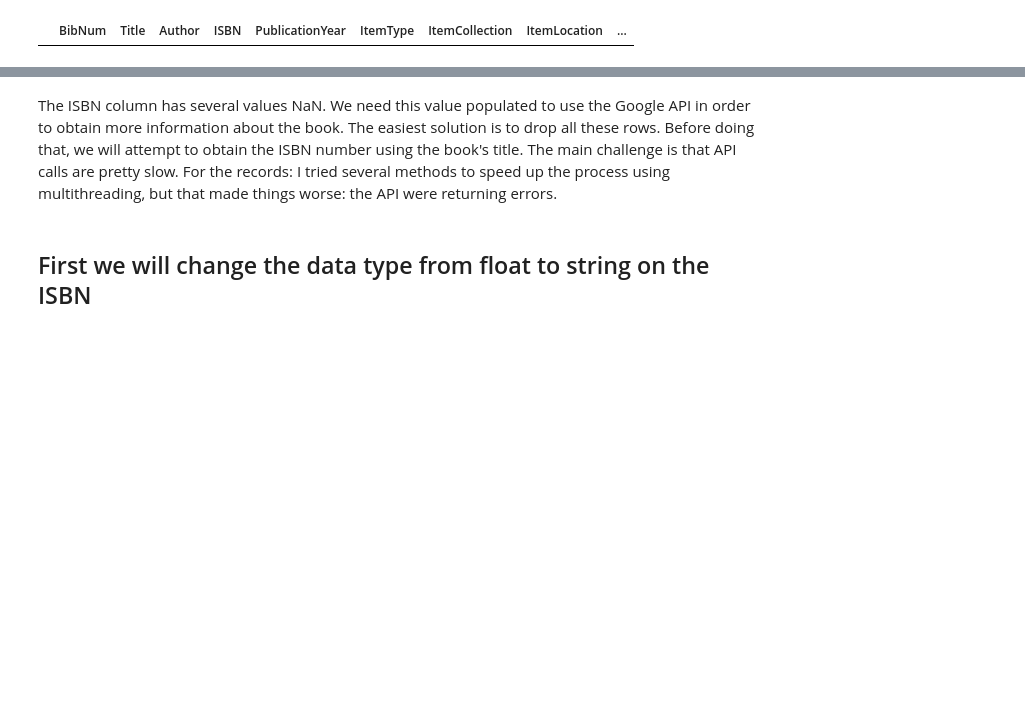
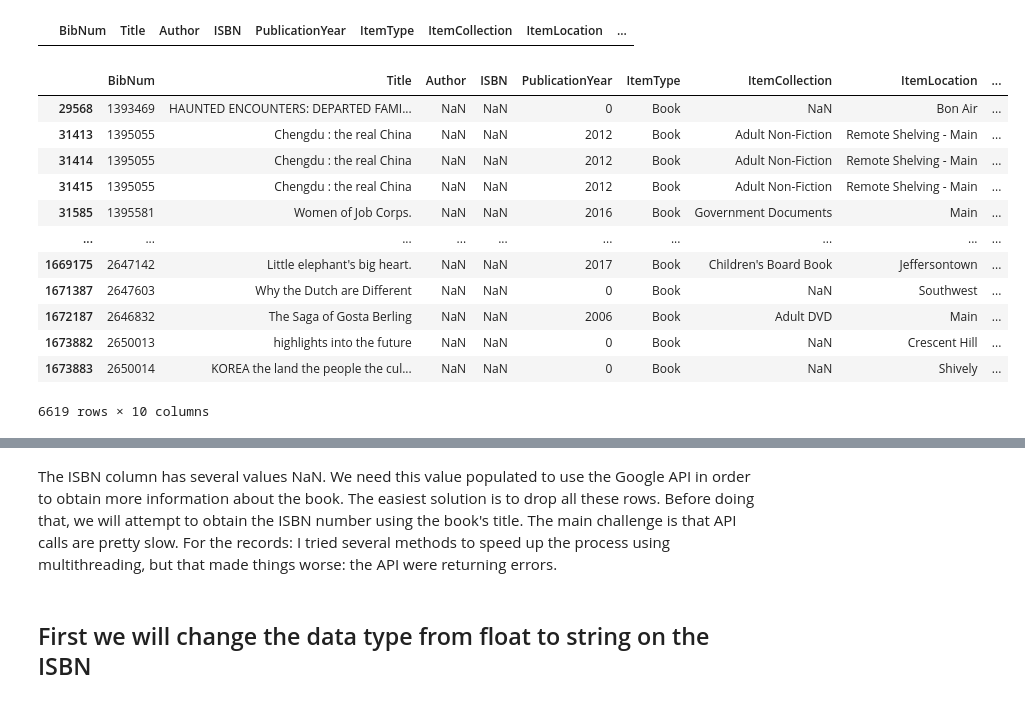
Before and after one commit to lcabrp/LFPL_Data, a Jupyter notebook: 01_Analysis.ipynb, the cells around one changed output, grey strips where cells are left out. Saved outputs shown, nothing was run; the diff lists cells and outputs as text; code cells hidden in the pictures; blank space fills up the shorter version.

```diff
--- a/01_Analysis.ipynb
+++ b/01_Analysis.ipynb
@@ -131,3 +118,20 @@ lfpl_books = lfpl_books.loc[lfpl_books['Title'] != 'Laptop']
 lfpl_books[lfpl_books['Title'] == 'Laptop']
 # %% [output]
 |  | BibNum | Title | Author | ISBN | PublicationYear | ItemType | ItemCollection | ItemLocation | ... |
+# %%
+# Looking for missing author and ISBN again
+lfpl_books.loc[(lfpl_books['Author'].isna()) & (lfpl_books['ISBN'].isna())]
+# %% [output]
+|  | BibNum | Title | Author | ISBN | PublicationYear | ItemType | ItemCollection | ItemLocation | ... |
+| 29568 | 1393469 | HAUNTED ENCOUNTERS: DEPARTED FAMI... | NaN | NaN | 0 | Book | NaN | Bon Air | ... |
+| 31413 | 1395055 | Chengdu : the real China | NaN | NaN | 2012 | Book | Adult Non-Fiction | Remote Shelving - Main | ... |
+| 31414 | 1395055 | Chengdu : the real China | NaN | NaN | 2012 | Book | Adult Non-Fiction | Remote Shelving - Main | ... |
+| 31415 | 1395055 | Chengdu : the real China | NaN | NaN | 2012 | Book | Adult Non-Fiction | Remote Shelving - Main | ... |
+| 31585 | 1395581 | Women of Job Corps. | NaN | NaN | 2016 | Book | Government Documents | Main | ... |
+| ... | ... | ... | ... | ... | ... | ... | ... | ... | ... |
+| 1669175 | 2647142 | Little elephant's big heart. | NaN | NaN | 2017 | Book | Children's Board Book | Jeffersontown | ... |
+| 1671387 | 2647603 | Why the Dutch are Different | NaN | NaN | 0 | Book | NaN | Southwest | ... |
+| 1672187 | 2646832 | The Saga of Gosta Berling | NaN | NaN | 2006 | Book | Adult DVD | Main | ... |
+| 1673882 | 2650013 | highlights into the future | NaN | NaN | 0 | Book | NaN | Crescent Hill | ... |
+| 1673883 | 2650014 | KOREA the land the people the cul... | NaN | NaN | 0 | Book | NaN | Shively | ... |
+6619 rows × 10 columns
```
Also changed, not shown: parts of 22 cells of this notebook.
